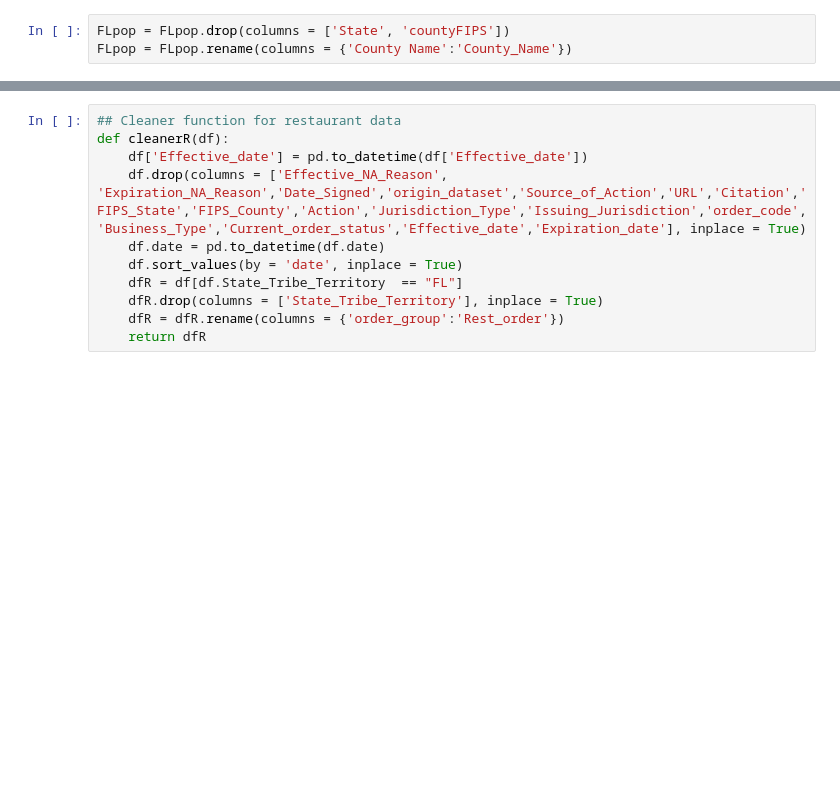
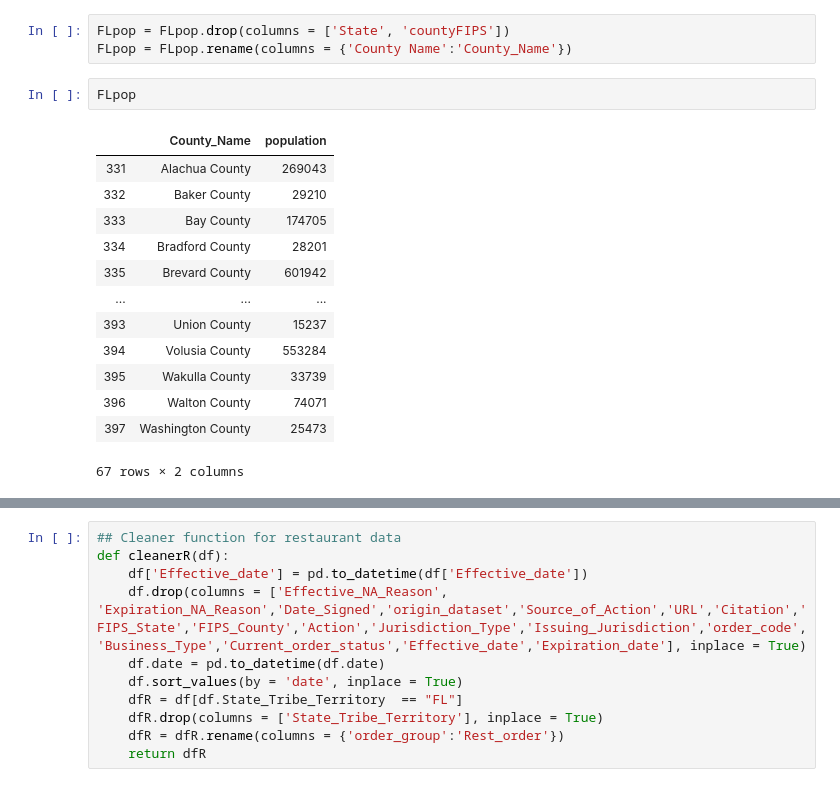
Before and after one commit to newhousem/Capstone_Project, a Jupyter notebook: Jupyter Notebooks/Florida Data Cleaning and Modeling.ipynb, the cells around one changed output, grey strips where cells are left out. Cells and saved outputs as stored; diff of their text form; blank space fills up the shorter version.

```diff
--- a/Florida Data Cleaning and Modeling.ipynb
+++ b/Jupyter Notebooks/Florida Data Cleaning and Modeling.ipynb
@@ -74,5 +60,21 @@ FLpop = FLpop.drop([330])
 # %%
 FLpop = FLpop.drop(columns = ['State', 'countyFIPS'])
 FLpop = FLpop.rename(columns = {'County Name':'County_Name'})
+# %%
+FLpop
+# %% [output]
+|  | County_Name | population |
+| 331 | Alachua County | 269043 |
+| 332 | Baker County | 29210 |
+| 333 | Bay County | 174705 |
+| 334 | Bradford County | 28201 |
+| 335 | Brevard County | 601942 |
+| ... | ... | ... |
+| 393 | Union County | 15237 |
+| 394 | Volusia County | 553284 |
+| 395 | Wakulla County | 33739 |
+| 396 | Walton County | 74071 |
+| 397 | Washington County | 25473 |
+67 rows × 2 columns
 # %%
 df = pd.read_csv('Data/Restaurant_orders.csv')
```
Also changed, not shown: parts of 17 cells of this notebook, 15 other files.
